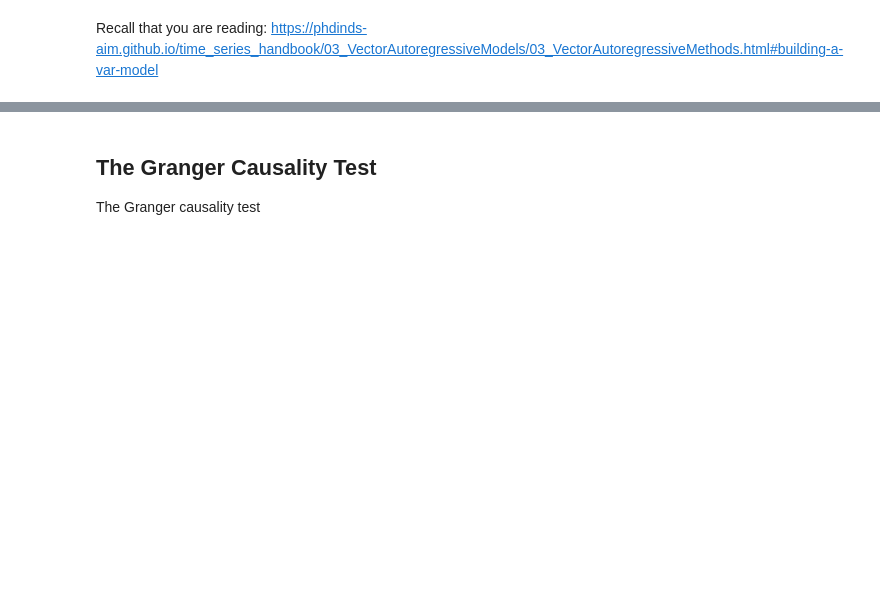
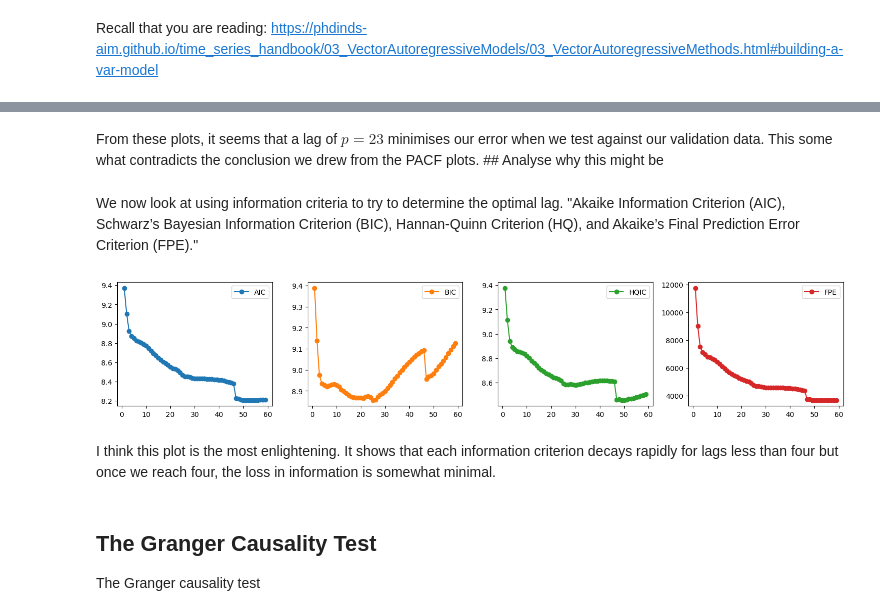
Before and after one commit to djjjones6/Group_Assessment_2, a Jupyter notebook: ChristianN/VAR Model.ipynb, the cells around one changed output, grey strips where cells are left out. Cells and saved outputs as stored; diff of their text form; code cells hidden in the pictures; blank space fills up the shorter version.

```diff
--- a/ChristianN/VAR Model.ipynb
+++ b/ChristianN/VAR Model.ipynb
@@ -84,3 +127,30 @@ Recall that you are reading: https://phdinds-aim.github.io/time_series_handbook/
+# %% [markdown]
+From these plots, it seems that a lag of $p=23$ minimises our error when we test against our validation data. This some what contradicts the conclusion we drew from the PACF plots. ## Analyse why this might be
+# %% [markdown]
+We now look at using information criteria to try to determine the optimal lag.
+"Akaike Information Criterion (AIC), Schwarz’s Bayesian Information Criterion (BIC), Hannan-Quinn Criterion (HQ), and Akaike’s Final Prediction Error Criterion (FPE)."
+# %%
+aic, bic, fpe, hqic = [], [], [], []
+model = VAR(train_df)
+p = np.arange(1,60)
+for i in p:
+    result = model.fit(i)
+    aic.append(result.aic)
+    bic.append(result.bic)
+    fpe.append(result.fpe)
+    hqic.append(result.hqic)
+lags_metrics_df = pd.DataFrame({'AIC': aic,
+                                'BIC': bic,
+                                'HQIC': hqic,
+                                'FPE': fpe},
+                               index=p)
+fig, ax = plt.subplots(1, 4, figsize=(15, 3), sharex=True)
+lags_metrics_df.plot(subplots=True, ax=ax, marker='o')
+plt.tight_layout()
+# %% [output]
+[figure, added]
+# %% [markdown]
+I think this plot is the most enlightening. It shows that each information criterion decays rapidly for lags less than four but once we reach four, the loss in information is somewhat minimal.
 # %% [markdown]
 ## The Granger Causality Test
 
```
Also changed, not shown: parts of 10 cells of this notebook.
